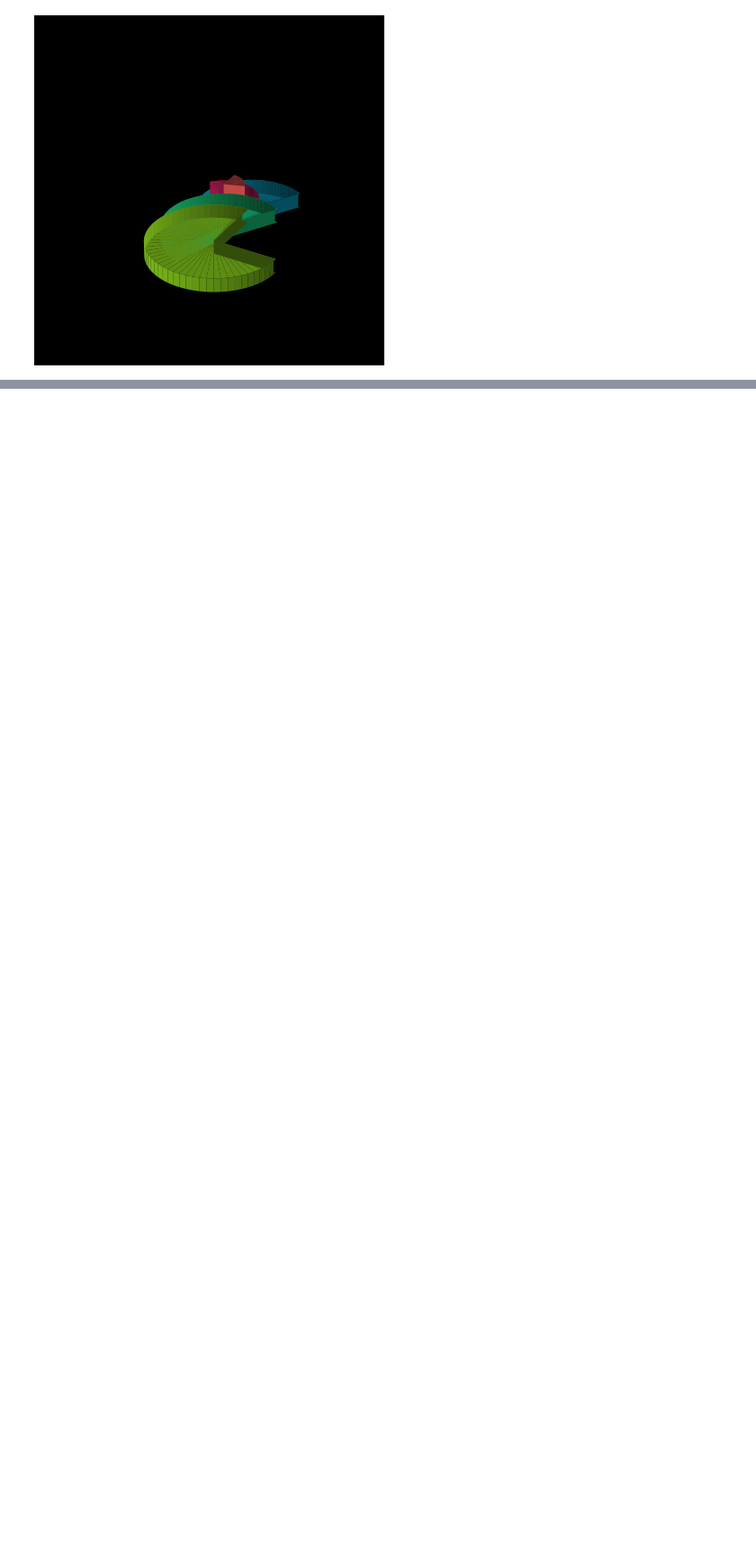
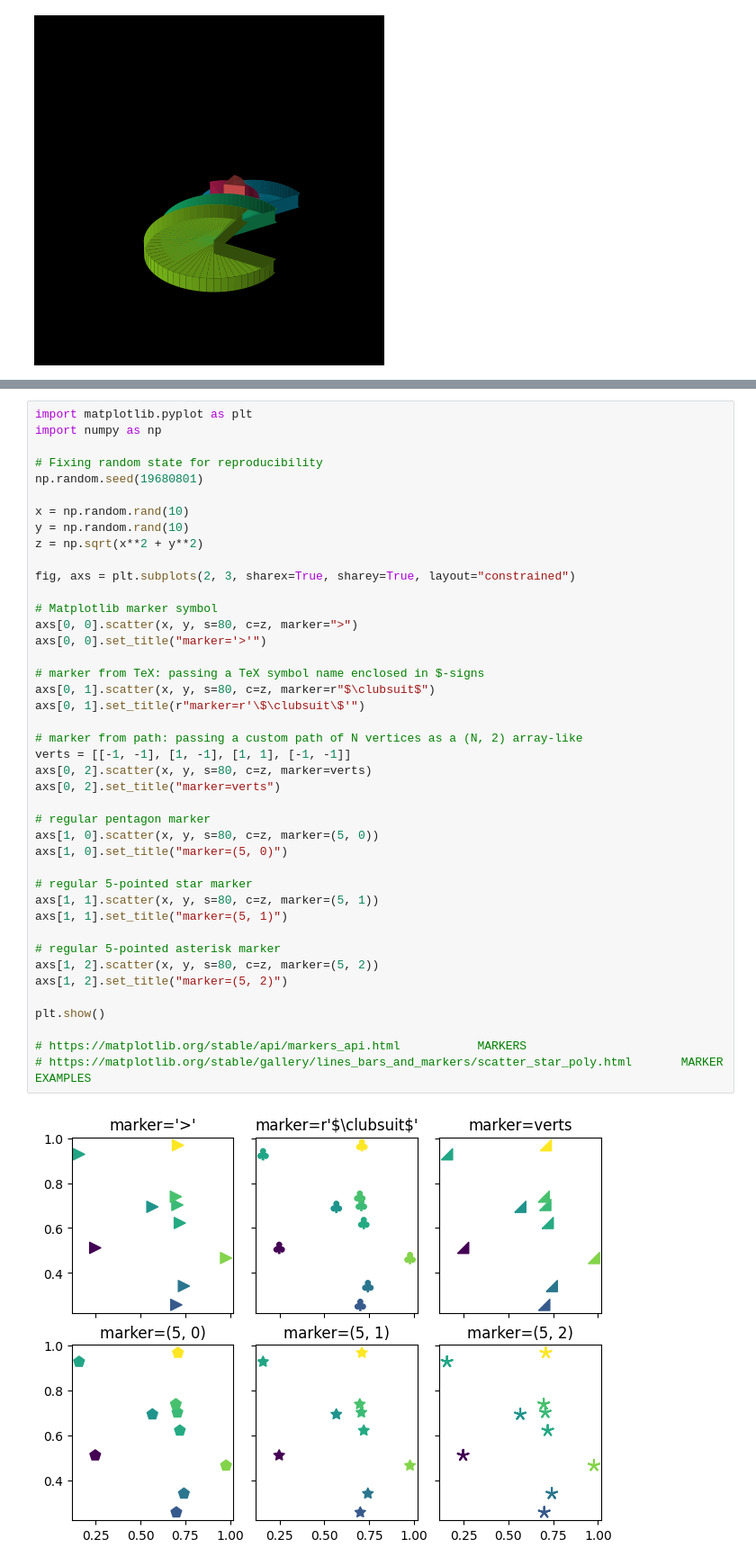
Before and after one commit to fischettijw/Abigail_ScienceFair_2024-25_082224, a Jupyter notebook: sandbox/AM - PM.ipynb, the cells around one changed output, grey strips where cells are left out. Shown at 90% size. Cells and saved outputs as stored; diff of their text form; blank space fills up the shorter version.

```diff
--- a/sandbox/AM - PM.ipynb
+++ b/sandbox/AM - PM.ipynb
@@ -372,0 +400,44 @@ plt.show()
+# %%
+import matplotlib.pyplot as plt
+import numpy as np
+
+# Fixing random state for reproducibility
+np.random.seed(19680801)
+
+x = np.random.rand(10)
+y = np.random.rand(10)
+z = np.sqrt(x**2 + y**2)
+
+fig, axs = plt.subplots(2, 3, sharex=True, sharey=True, layout="constrained")
+
+# Matplotlib marker symbol
+axs[0, 0].scatter(x, y, s=80, c=z, marker=">")
+axs[0, 0].set_title("marker='>'")
+
+# marker from TeX: passing a TeX symbol name enclosed in $-signs
+axs[0, 1].scatter(x, y, s=80, c=z, marker=r"$\clubsuit$")
+axs[0, 1].set_title(r"marker=r'\$\clubsuit\$'")
+
+# marker from path: passing a custom path of N vertices as a (N, 2) array-like
+verts = [[-1, -1], [1, -1], [1, 1], [-1, -1]]
+axs[0, 2].scatter(x, y, s=80, c=z, marker=verts)
+axs[0, 2].set_title("marker=verts")
+
+# regular pentagon marker
+axs[1, 0].scatter(x, y, s=80, c=z, marker=(5, 0))
+axs[1, 0].set_title("marker=(5, 0)")
+
+# regular 5-pointed star marker
+axs[1, 1].scatter(x, y, s=80, c=z, marker=(5, 1))
+axs[1, 1].set_title("marker=(5, 1)")
+
+# regular 5-pointed asterisk marker
+axs[1, 2].scatter(x, y, s=80, c=z, marker=(5, 2))
+axs[1, 2].set_title("marker=(5, 2)")
+
+plt.show()
+
+# https://matplotlib.org/stable/api/markers_api.html           MARKERS
+# https://matplotlib.org/stable/gallery/lines_bars_and_markers/scatter_star_poly.html       MARKER EXAMPLES
+# %% [output]
+[figure, added]
```
Also changed, not shown: parts of 3 cells of this notebook, 4 other files.
